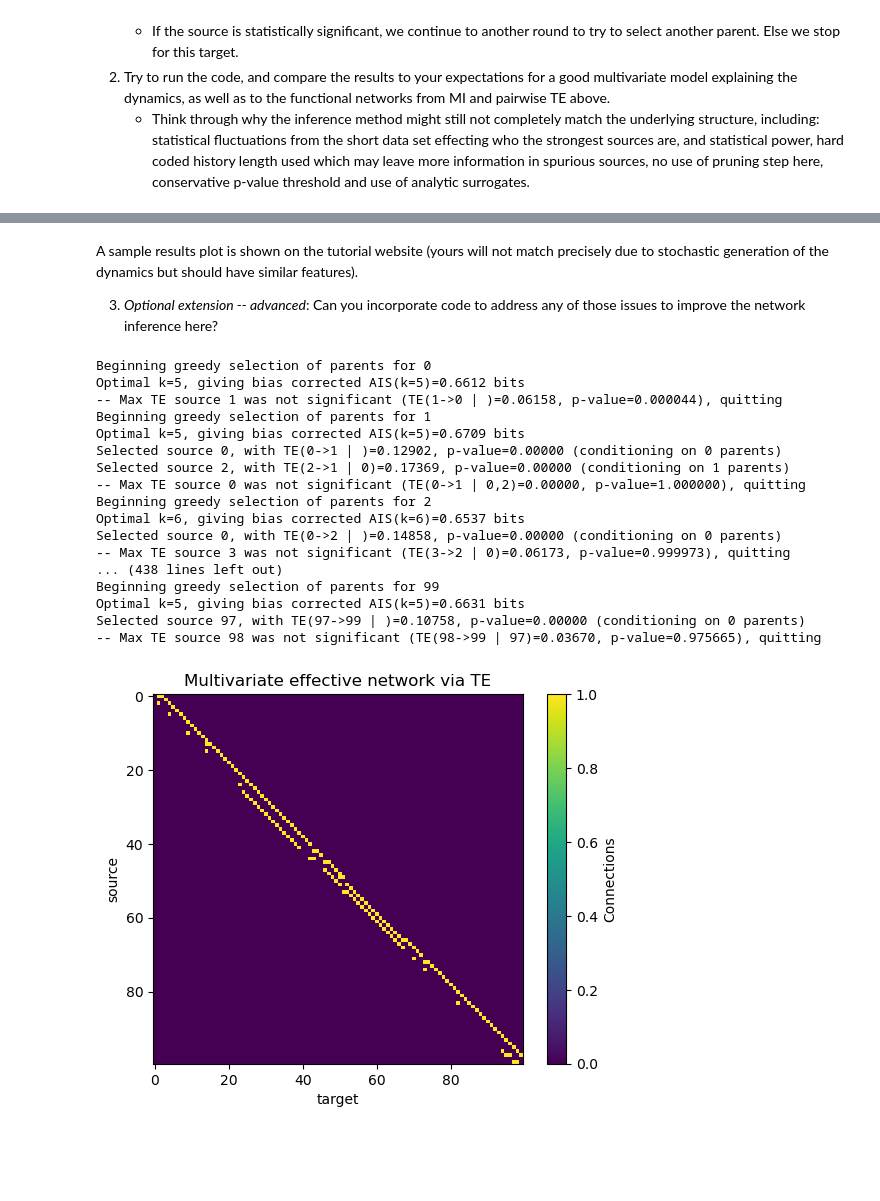
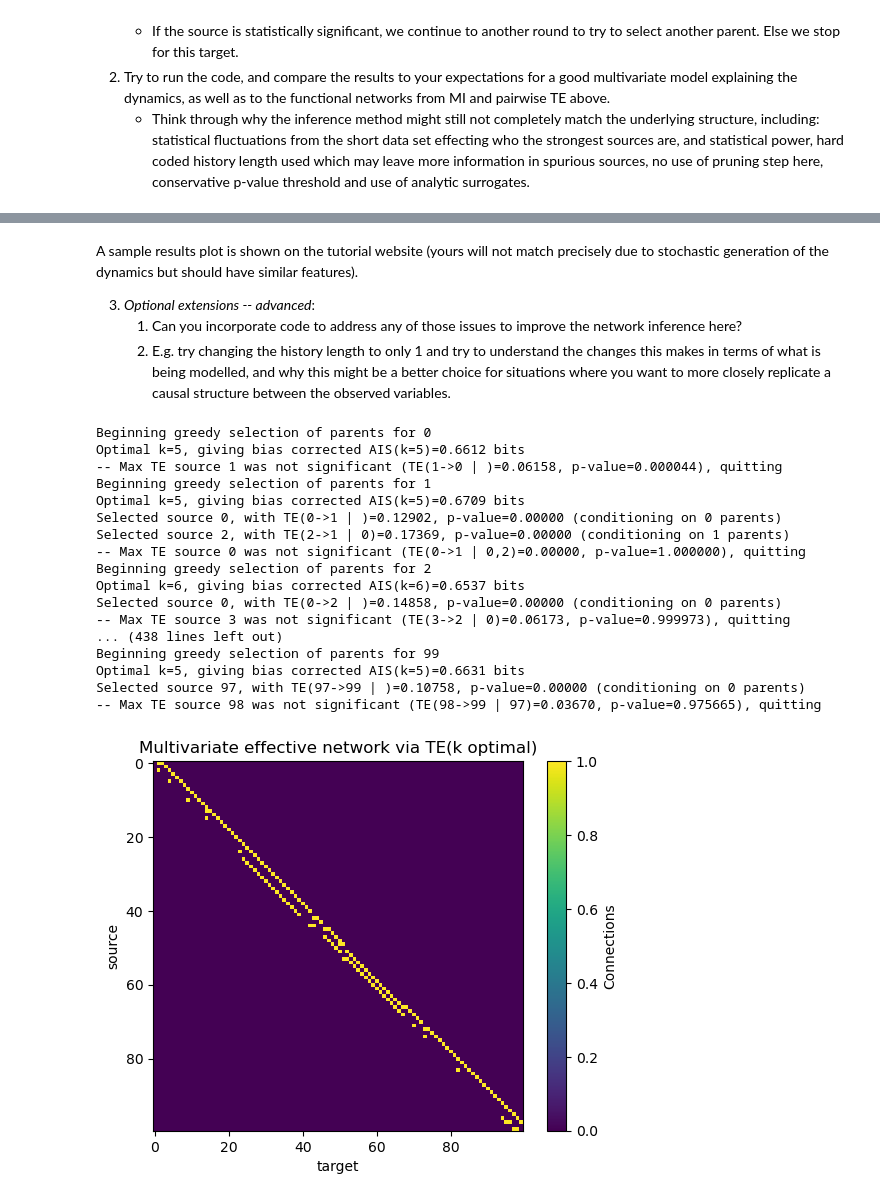
Before and after one commit to jlizier/jidt, a Jupyter notebook: course/Module12-NetworkModelling/DirectedFunctionalNetworkInference_Solutions.ipynb, the cells around one changed output, grey strips where cells are left out. Drawn from its saved outputs; the diff is of its cells as text; code cells hidden in the pictures; blank space fills up the shorter version.

Commit message:
Updating course module 12 effective network inference with CAs activity to incorporate run with k=1 which is more aligned with causal structure

```diff
--- a/course/Module12-NetworkModelling/DirectedFunctionalNetworkInference_Solutions.ipynb
+++ b/course/Module12-NetworkModelling/DirectedFunctionalNetworkInference_Solutions.ipynb
@@ -312,9 +312,13 @@ Selected source 97, with TE(97->99 | )=0.10751, p-value=0.00000 (conditioning on
 # %% [markdown]
 A sample results plot is shown on the tutorial website (yours will not match precisely due to stochastic generation of the dynamics but should have similar features).
 
-3. _Optional extension -- advanced_: Can you incorporate code to address any of those issues to improve the network inference here?
+3. _Optional extensions -- advanced_:
+    1. Can you incorporate code to address any of those issues to improve the network inference here?
+    2. E.g. try changing the history length to only 1 and try to understand the changes this makes in terms of what is being modelled, and why this might be a better choice for situations where you want to more closely replicate a causal structure between the observed variables.
 # %%
-# Copy the code from the cell above and adapt it here
+##########
+# Option 1 -- attempting optimising embedding length selection
+##########
 
 network = numpy.zeros((networkSize,networkSize), dtype=int);
 # Compute for all targets:
@@ -403,32 +407,32 @@ for d in range(networkSize):
             break
 
     # Postcondition: conditionalSet holds the parents for target d
     network[conditionalSet, d] = 1;
 
 # Plot the effective connectivity
 plt.figure()
 plt.imshow(network)
 plt.xlabel('target');
 plt.ylabel('source');
-plt.title('Multivariate effective network via TE');
+plt.title('Multivariate effective network via TE(k optimal)');
 cbar = plt.colorbar()
 cbar.set_label('Connections');
 # %% [output]
 Beginning greedy selection of parents for 0
 Optimal k=5, giving bias corrected AIS(k=5)=0.6612 bits
 -- Max TE source 1 was not significant (TE(1->0 | )=0.06158, p-value=0.000044), quitting
 Beginning greedy selection of parents for 1
 Optimal k=5, giving bias corrected AIS(k=5)=0.6709 bits
 Selected source 0, with TE(0->1 | )=0.12902, p-value=0.00000 (conditioning on 0 parents)
 Selected source 2, with TE(2->1 | 0)=0.17369, p-value=0.00000 (conditioning on 1 parents)
 -- Max TE source 0 was not significant (TE(0->1 | 0,2)=0.00000, p-value=1.000000), quitting
 Beginning greedy selection of parents for 2
 Optimal k=6, giving bias corrected AIS(k=6)=0.6537 bits
 Selected source 0, with TE(0->2 | )=0.14858, p-value=0.00000 (conditioning on 0 parents)
 -- Max TE source 3 was not significant (TE(3->2 | 0)=0.06173, p-value=0.999973), quitting
 ... (438 lines left out)
 Beginning greedy selection of parents for 99
 Optimal k=5, giving bias corrected AIS(k=5)=0.6631 bits
 Selected source 97, with TE(97->99 | )=0.10758, p-value=0.00000 (conditioning on 0 parents)
 -- Max TE source 98 was not significant (TE(98->99 | 97)=0.03670, p-value=0.975665), quitting
-[figure, old version]
+[figure, new version]
```
Also changed, not shown: parts of 2 cells of this notebook, 1 other file.
